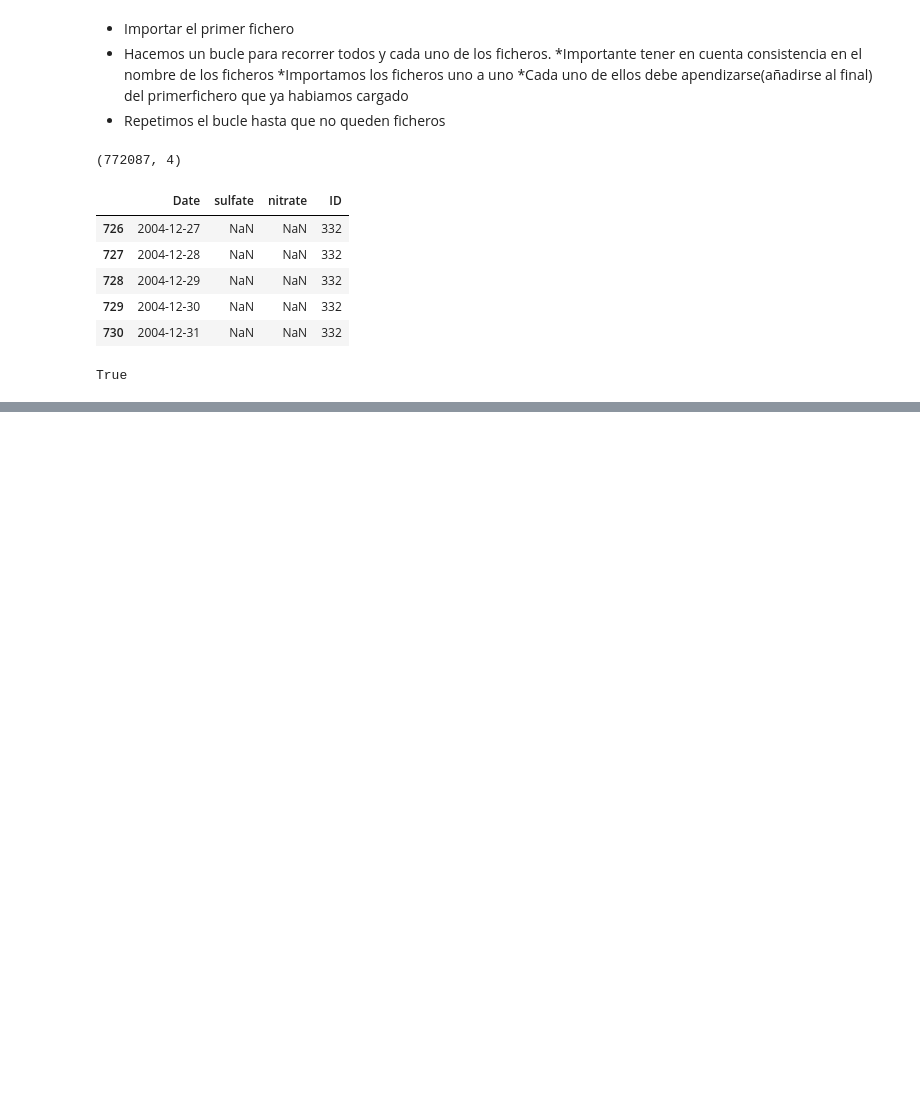
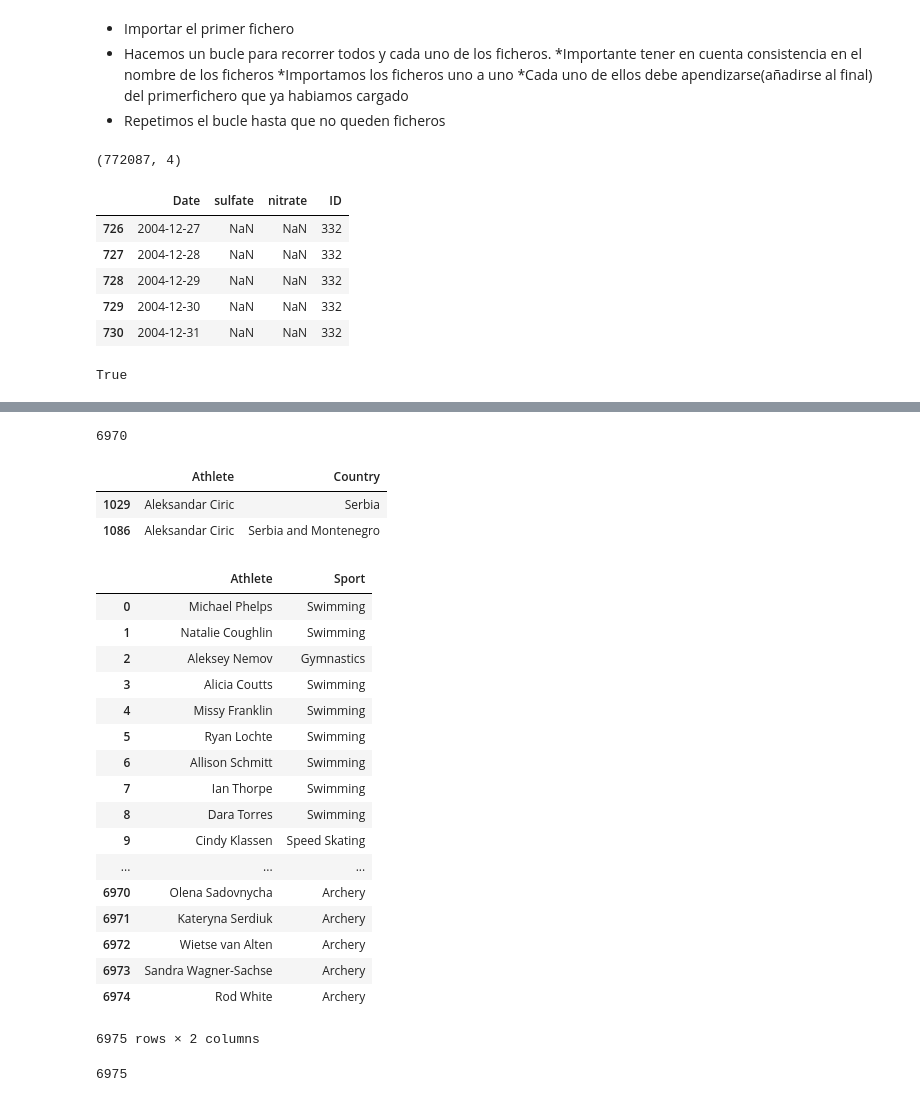
Before and after one commit to JCFlores93/ML-UDEMY, a Jupyter notebook: scripts/T2 - 4 - Data Cleaning - Concatenación de datos.ipynb, the cells around one changed output, grey strips where cells are left out. Cells and saved outputs as stored; diff of their text form; code cells hidden in the pictures; blank space fills up the shorter version.

```diff
--- a/scripts/T2 - 4 - Data Cleaning - Concatenación de datos.ipynb
+++ b/scripts/T2 - 4 - Data Cleaning - Concatenación de datos.ipynb
@@ -170,0 +207,37 @@ True
+# %%
+len(data_country)
+# %% [output]
+6970
+# %%
+data_country[data_country["Athlete"] == "Aleksandar Ciric"]
+# %% [output]
+|  | Athlete | Country |
+| 1029 | Aleksandar Ciric | Serbia |
+| 1086 | Aleksandar Ciric | Serbia and Montenegro |
+# %%
+data_sports = pd.read_csv(filepath + "Athelete_Sports_Map.csv", encoding="ISO-8859-1")
+# %%
+data_sports
+# %% [output]
+|  | Athlete | Sport |
+| 0 | Michael Phelps | Swimming |
+| 1 | Natalie Coughlin | Swimming |
+| 2 | Aleksey Nemov | Gymnastics |
+| 3 | Alicia Coutts | Swimming |
+| 4 | Missy Franklin | Swimming |
+| 5 | Ryan Lochte | Swimming |
+| 6 | Allison Schmitt | Swimming |
+| 7 | Ian Thorpe | Swimming |
+| 8 | Dara Torres | Swimming |
+| 9 | Cindy Klassen | Speed Skating |
+| ... | ... | ... |
+| 6970 | Olena Sadovnycha | Archery |
+| 6971 | Kateryna Serdiuk | Archery |
+| 6972 | Wietse van Alten | Archery |
+| 6973 | Sandra Wagner-Sachse | Archery |
+| 6974 | Rod White | Archery |
+6975 rows × 2 columns
+# %%
+len(data_sports)
+# %% [output]
+6975
```
Also changed, not shown: parts of 8 cells of this notebook.
